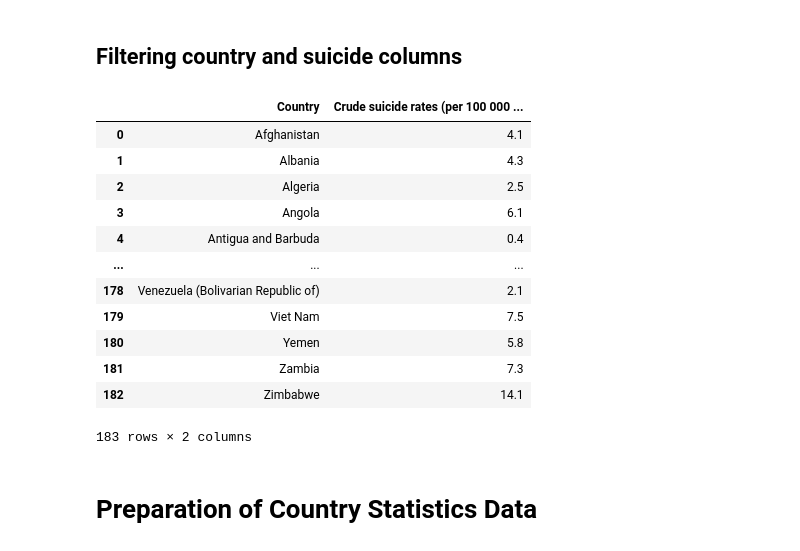
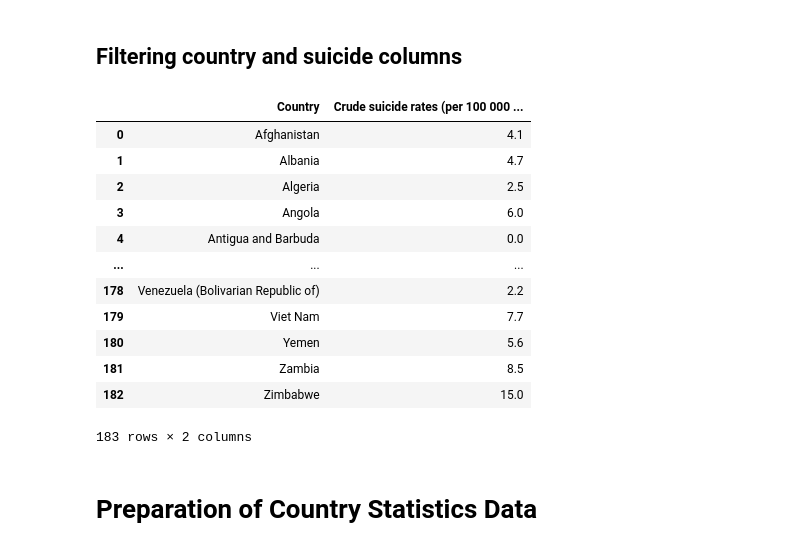
Before and after one commit to SC8-Team-2/SC1015-Mini-Project, a Jupyter notebook: Data Preparation (Updated).ipynb, the cells around one changed output. Saved outputs shown, nothing was run; the diff lists cells and outputs as text; code cells hidden in the pictures.

```diff
--- a/Data Preparation (Updated).ipynb
+++ b/Data Preparation (Updated).ipynb
@@ -43,6 +43,6 @@ year_count
 # %% [markdown]
 ## Select rows from year 2019
 # %%
-year_2019 = csv_data[csv_data['Year'] == 2019]
-year_2019.reset_index(inplace = True)
+year_2017 = csv_data[csv_data['Year'] == 2017]
+year_2017.reset_index(inplace = True)
 # %%
@@ -64,27 +64,27 @@ year_2019
 # %% [markdown]
 ## Filtering country and suicide columns
 # %%
-focus = year_2019[['Country', 'Crude suicide rates (per 100 000 population) (Both sexes)']]
-for index in range(len(year_2019)):
+focus = year_2017[['Country', 'Crude suicide rates (per 100 000 population) (Both sexes)']]
+for index in range(len(year_2017)):
     # filter cell value with '.at' method
     cell_value = focus.at[index, 'Crude suicide rates (per 100 000 population) (Both sexes)']
     # cast cell value from series to string, split into a list and index the first value
     focus.at[index, 'Crude suicide rates (per 100 000 population) (Both sexes)'] = str(cell_value.split()[0])
 
 focus
 # %% [output]
 |  | Country | Crude suicide rates (per 100 000 ... |
 | 0 | Afghanistan | 4.1 |
-| 1 | Albania | 4.3 |
+| 1 | Albania | 4.7 |
 | 2 | Algeria | 2.5 |
-| 3 | Angola | 6.1 |
-| 4 | Antigua and Barbuda | 0.4 |
+| 3 | Angola | 6.0 |
+| 4 | Antigua and Barbuda | 0.0 |
 | ... | ... | ... |
-| 178 | Venezuela (Bolivarian Republic of) | 2.1 |
-| 179 | Viet Nam | 7.5 |
-| 180 | Yemen | 5.8 |
-| 181 | Zambia | 7.3 |
-| 182 | Zimbabwe | 14.1 |
+| 178 | Venezuela (Bolivarian Republic of) | 2.2 |
+| 179 | Viet Nam | 7.7 |
+| 180 | Yemen | 5.6 |
+| 181 | Zambia | 8.5 |
+| 182 | Zimbabwe | 15.0 |
 183 rows × 2 columns
 # %% [markdown]
 # Preparation of Country Statistics Data
```
Also changed, not shown: parts of 2 cells of this notebook, 2 other files.
